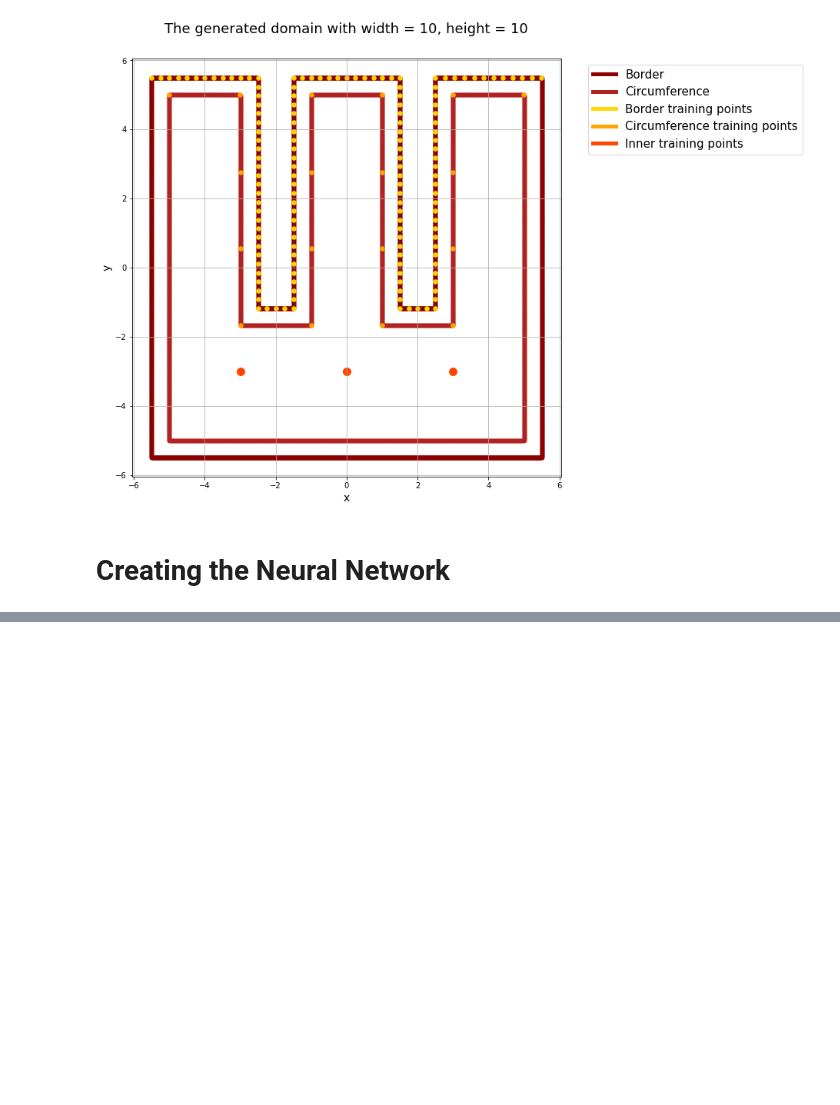
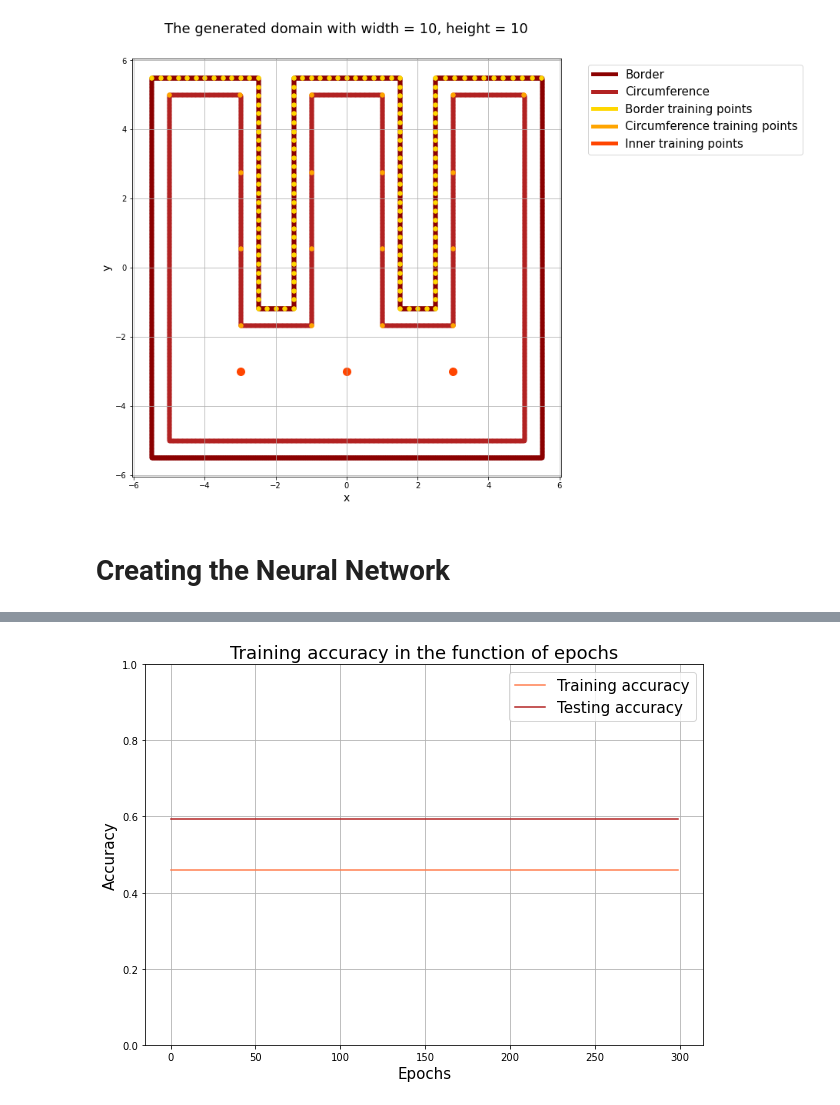
Before and after one commit to domonkoshaffner/laplace_ode, a Jupyter notebook: laplace.ipynb, the cells around one changed output, grey strips where cells are left out. Cells and saved outputs as stored; diff of their text form; code cells hidden in the pictures; blank space fills up the shorter version.

```diff
--- a/laplace.ipynb
+++ b/laplace.ipynb
@@ -655,14 +705,35 @@ Shape of the input train data set:  (241, 48)
 Shape of the output test data set:  (27, 3)
 # %%
 # Creating the NN model
-#model = Sequential()
+model = Sequential()
+#model.add(Reshape((48, 1), input_shape=(48, )))
 #model.add(Dense(48, activation = None))
 #model.add(CConv2D(1, (1, 3), strides=(1, 1)))
-#model.add(Dense(3, activation = 'softmax'))
+
+#### itt csak egyetlen, viszont helytől függő konvolúciós ablakot használunk  ##############x
+#model.add(LocallyConnected1D(1,3,activation='relu',input_shape=(52, 1)))
+#model.add(LocallyConnected1D(1,3,activation='relu'))
+#### csak 1 plusz réteggel: 339 paraméter, 0.84 körüli accuracy  (ekkor input shape=(50,1))#############
+####  plusz 2 réteggel: 539 paraméter, 0.6 körüli accuracy  #############
+
+### itt két különböző, de rögzített konvolúciós ablakot alkalmazunk  ##########
+model.add(Conv1D(2, 3, activation='relu',input_shape=(52, 1)))
+model.add(Conv1D(2, 3, activation='relu'))
+####  csak plusz 1 réteggel: 299 paraméter, 0.9 körüli accuracy  (ekkor input shape=(50,1))#############
+####  plusz 2 réteggel: 313 paraméter, 0.92 körüli accuracy -- ADAM-mal a legjobb #############
+
+
+
+model.add(Flatten())
+model.add(Dense(3, activation = 'softmax'))
+
+model.summary()
 
 # Compiling the model
-#opt = SGD(lr=0.01, momentum=0.9)
-#model.compile(optimizer=opt, loss='MSE', metrics=['accuracy'])
+opt = SGD(lr=0.1, momentum=0.9)
+#opt = keras.optimizers.Adam(learning_rate=0.002, beta_1=0.99, beta_2=0.95, amsgrad=False)
+model.compile(optimizer=opt, loss='MAE', metrics=['accuracy'])
 
 # Calling the model
-#history = model.fit(psi_training_input_train, psi_training_output_train, epochs=200, batch_size=32, validation_data=(psi_training_input_test, psi_training_output_test), verbose=0)
+history = model.fit(psi_training_input_train, psi_training_output_train, epochs=300, batch_size=32, validation_data=(psi_training_input_test, psi_training_output_test), verbose=0)
+#model.summary()
@@ -693,13 +774,17 @@ ValueError: in user code:
 # %%
 plt.figure(figsize = (10,7))
 
 plt.plot(history.history['accuracy'], color = 'coral', label = 'Training accuracy')
 plt.plot(history.history['val_accuracy'], color = 'firebrick', label = 'Testing accuracy')
 
 plt.title('Training accuracy in the function of epochs', fontsize = 18)
 plt.xlabel('Epochs', fontsize = 15)
 plt.ylabel('Accuracy', fontsize = 15)
 
-plt.legend(fontsize = 15)
+plt.ylim(0,1)
+
+plt.legend(fontsize = 15,)
 plt.grid()
 plt.show()
+# %% [output]
+[figure, added]
```
Also changed, not shown: parts of 13 cells of this notebook.
